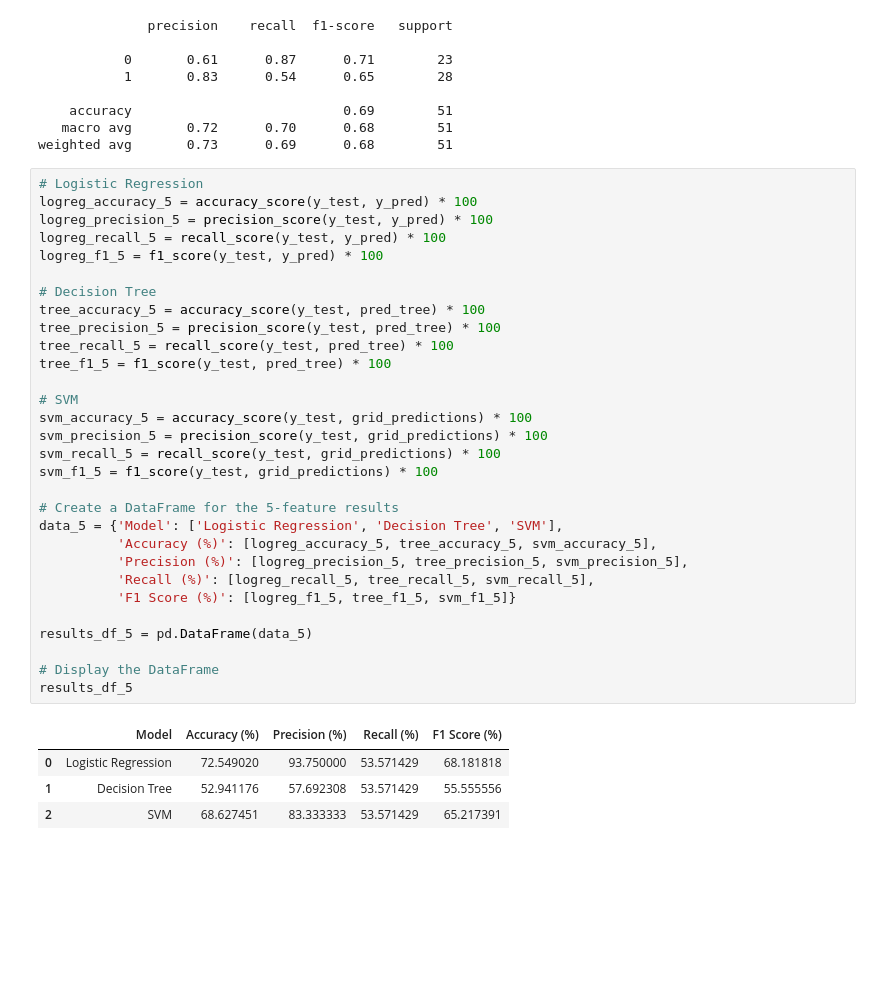
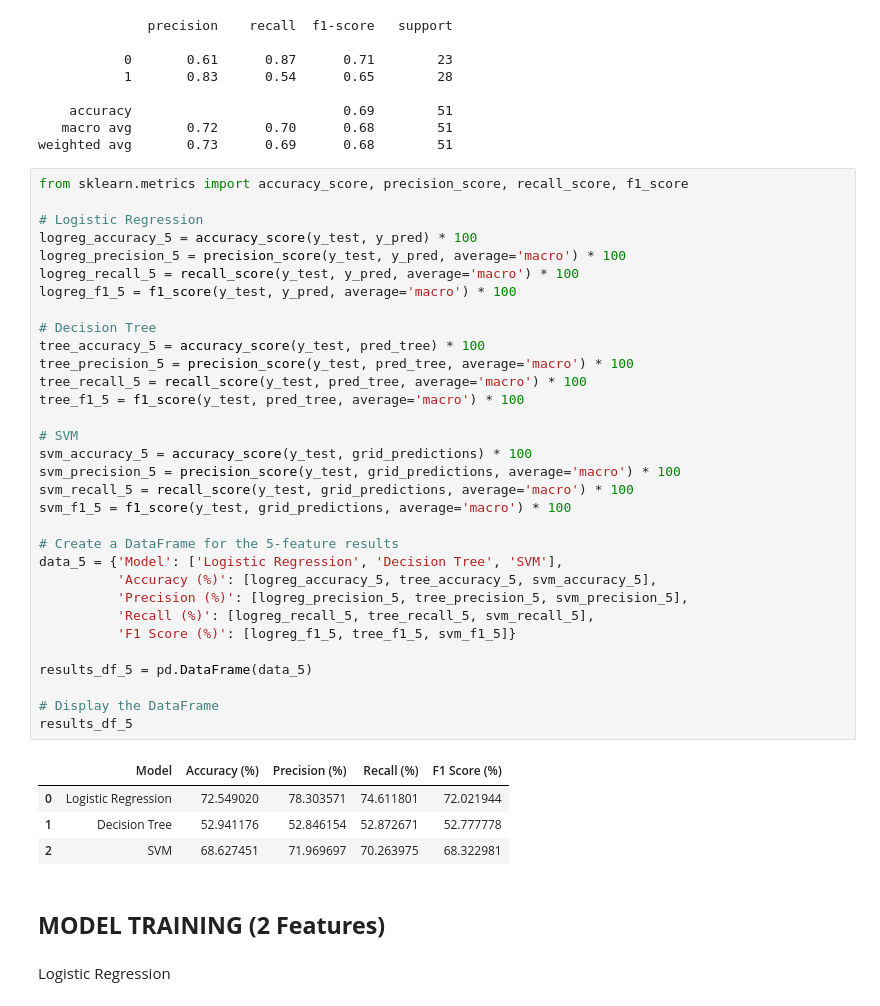
Before and after one commit to Geez-l/litoX, a Jupyter notebook: litoX_preprocessing.ipynb, the cells around one changed output. Cells and saved outputs as stored; diff of their text form; blank space fills up the shorter version.

```diff
--- a/litoX_preprocessing.ipynb
+++ b/litoX_preprocessing.ipynb
@@ -1417,37 +1417,43 @@ print(classification_report(y_test, grid_predictions))
    macro avg       0.72      0.70      0.68        51
 weighted avg       0.73      0.69      0.68        51
 # %%
+from sklearn.metrics import accuracy_score, precision_score, recall_score, f1_score
+
 # Logistic Regression
 logreg_accuracy_5 = accuracy_score(y_test, y_pred) * 100
-logreg_precision_5 = precision_score(y_test, y_pred) * 100
-logreg_recall_5 = recall_score(y_test, y_pred) * 100
-logreg_f1_5 = f1_score(y_test, y_pred) * 100
+logreg_precision_5 = precision_score(y_test, y_pred, average='macro') * 100
+logreg_recall_5 = recall_score(y_test, y_pred, average='macro') * 100
+logreg_f1_5 = f1_score(y_test, y_pred, average='macro') * 100
 
 # Decision Tree
 tree_accuracy_5 = accuracy_score(y_test, pred_tree) * 100
-tree_precision_5 = precision_score(y_test, pred_tree) * 100
-tree_recall_5 = recall_score(y_test, pred_tree) * 100
-tree_f1_5 = f1_score(y_test, pred_tree) * 100
+tree_precision_5 = precision_score(y_test, pred_tree, average='macro') * 100
+tree_recall_5 = recall_score(y_test, pred_tree, average='macro') * 100
+tree_f1_5 = f1_score(y_test, pred_tree, average='macro') * 100
 
 # SVM
 svm_accuracy_5 = accuracy_score(y_test, grid_predictions) * 100
-svm_precision_5 = precision_score(y_test, grid_predictions) * 100
-svm_recall_5 = recall_score(y_test, grid_predictions) * 100
-svm_f1_5 = f1_score(y_test, grid_predictions) * 100
+svm_precision_5 = precision_score(y_test, grid_predictions, average='macro') * 100
+svm_recall_5 = recall_score(y_test, grid_predictions, average='macro') * 100
+svm_f1_5 = f1_score(y_test, grid_predictions, average='macro') * 100
 
 # Create a DataFrame for the 5-feature results
 data_5 = {'Model': ['Logistic Regression', 'Decision Tree', 'SVM'],
           'Accuracy (%)': [logreg_accuracy_5, tree_accuracy_5, svm_accuracy_5],
           'Precision (%)': [logreg_precision_5, tree_precision_5, svm_precision_5],
           'Recall (%)': [logreg_recall_5, tree_recall_5, svm_recall_5],
           'F1 Score (%)': [logreg_f1_5, tree_f1_5, svm_f1_5]}
 
 results_df_5 = pd.DataFrame(data_5)
 
 # Display the DataFrame
 results_df_5
 # %% [output]
 |  | Model | Accuracy (%) | Precision (%) | Recall (%) | F1 Score (%) |
-| 0 | Logistic Regression | 72.549020 | 93.750000 | 53.571429 | 68.181818 |
-| 1 | Decision Tree | 52.941176 | 57.692308 | 53.571429 | 55.555556 |
-| 2 | SVM | 68.627451 | 83.333333 | 53.571429 | 65.217391 |
+| 0 | Logistic Regression | 72.549020 | 78.303571 | 74.611801 | 72.021944 |
+| 1 | Decision Tree | 52.941176 | 52.846154 | 52.872671 | 52.777778 |
+| 2 | SVM | 68.627451 | 71.969697 | 70.263975 | 68.322981 |
+# %% [markdown]
+## **MODEL TRAINING (2 Features)**
+# %% [markdown]
+Logistic Regression
```
Also changed, not shown: parts of 18 cells of this notebook.
